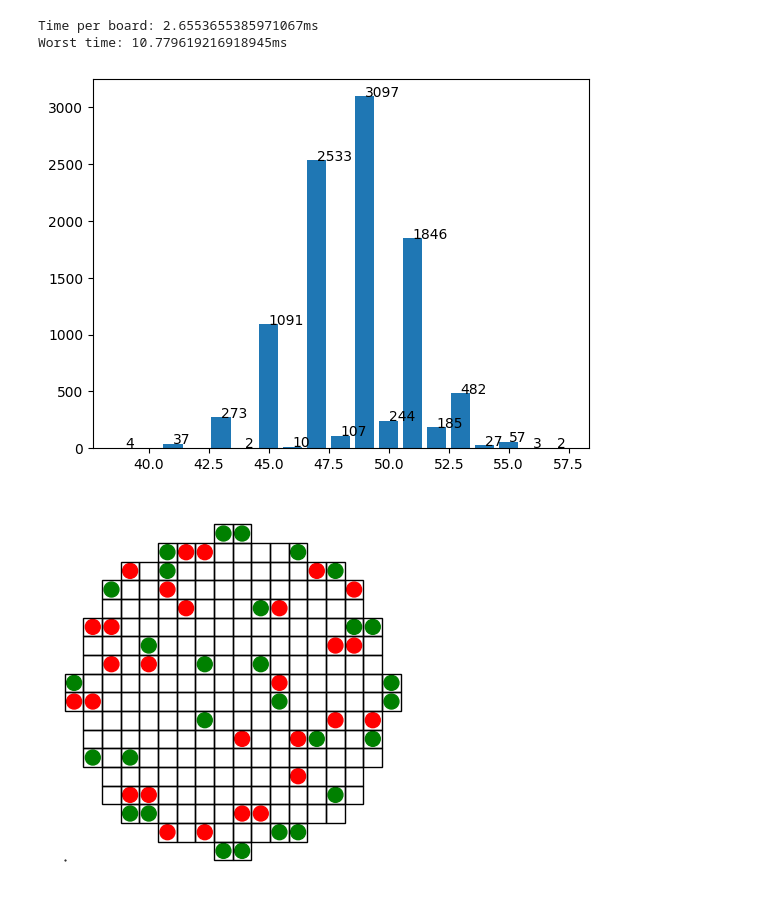
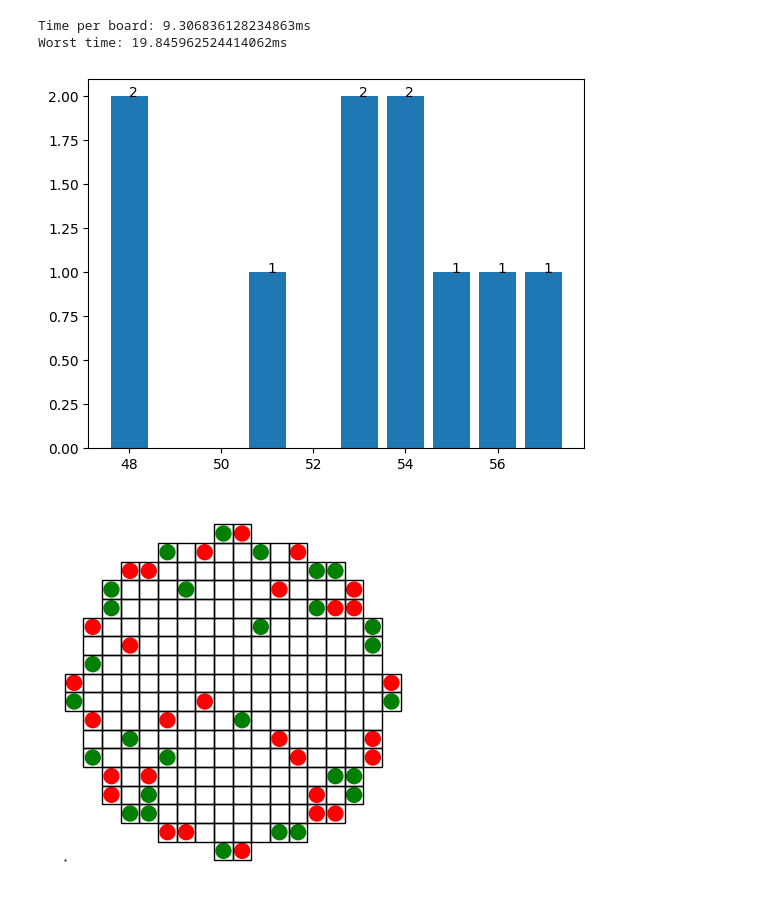
Before and after one commit to leclerc-leo/No-Three-in-Line-Game, a Jupyter notebook: docs/convex_tester.ipynb, the cells around one changed output. Cells and saved outputs as stored; diff of their text form; code cells hidden in the pictures.

```diff
--- a/docs/convex_tester.ipynb
+++ b/docs/convex_tester.ipynb
@@ -1,6 +7,4 @@
 # %%
-from __future__ import annotations
-
 import collections
 import time
 
@@ -13,7 +17,7 @@ def play(gri : grid.Grid) -> list[int]:
     heuristics.Heuristic.reset_id()
 
     h = [
-        heuristics.Heuristic(gri, 0, 3),
+        heuristics.Heuristic(gri, 1, 3),
         heuristics.Heuristic(gri, 1, 3),
     ]
 
@@ -25,25 +29,17 @@ def play(gri : grid.Grid) -> list[int]:
 
     return [heur.id for heur in h if heur.busted]
 
-def do() -> None:
+def do(n : int) -> None:
     start = time.time()
     worst_time = 0
     best: grid.Grid = grid.Grid([])
     worst: grid.Grid | None = None
     nb_played = []
 
-    n = 1e4
-    for _ in range(int(n)):
+    for _ in range(n):
         gr = grid.Grid([
             # small circle
-            #(1, 0),
-            #(1, 1),
-            #(2, 1),
-            #(-1, 1),
-            #(-2, 1),
-            #(0, 1),
-            #(1, 2),
-            #(-1, 2),
+            # (1, 0),(1, 1),(2, 1),(-1, 1),(-2, 1),(0, 1),(1, 2),(-1, 2),
 
             # square
             # (0, 1),(0, 1),(0, 1),(0, 1),(0, 1),(0, 1),(0, 1),(0, 1),
@@ -63,35 +59,35 @@ def do() -> None:
         if t2 - t1 > worst_time:
             worst_time = t2 - t1
 
         nb_played.append(len(gr.played))
 
         if best is None or len(best.played) < len(gr.played):
             best = gr
 
         if worst is None or len(worst.played) > len(gr.played):
             worst = gr
 
     stop = time.time()
 
     print(f"Time per board: {(stop - start) / n * 1000}ms")  # noqa: T201 - using in ipynb
     print(f"Worst time: {worst_time * 1000}ms")  # noqa: T201 - using in ipynb
 
     col = collections.Counter(nb_played)
     plt.bar(list(col.keys()), list(col.values()))
 
     for i, v in col.items():
         plt.text(i, v, str(v))
 
     plt.show()
 
     _ = best.to_image()  # using _ =  to prevent displaying the image twice
 
     if worst is not None:
         _ = worst.to_image()  # using _ =  to prevent displaying the image twice
 
-do()
+do(int(1e1))
 # %% [output]
-Time per board: 2.6553655385971067ms
-Worst time: 10.779619216918945ms
+Time per board: 9.306836128234863ms
+Worst time: 19.845962524414062ms
-[figure, old version]
+[figure, new version]
-[figure, old version]
+[figure, new version]
```
Also changed, not shown: parts of 3 cells of this notebook, 3 other files.
